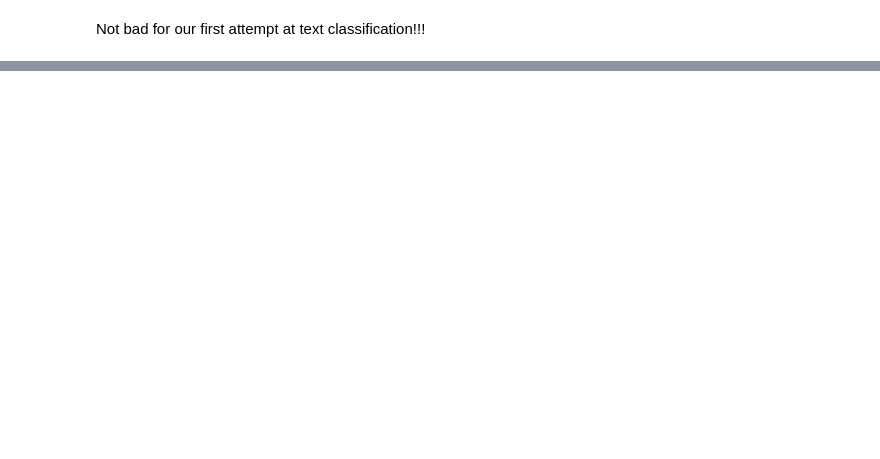
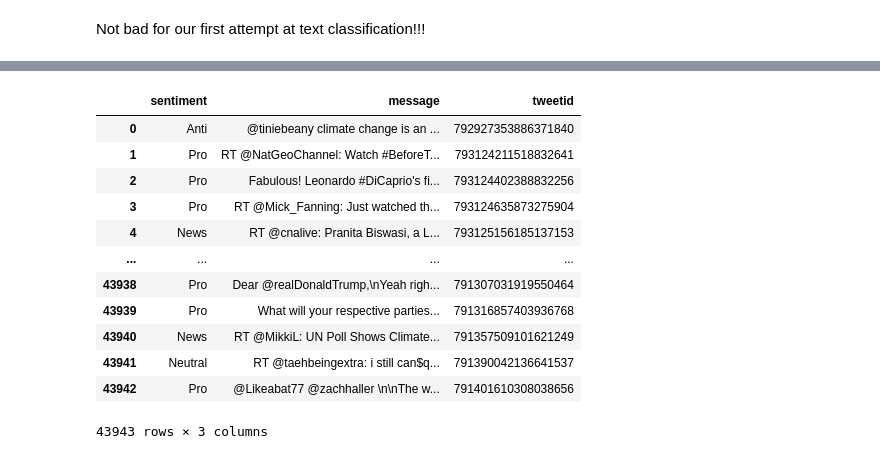
Before and after one commit to ueche/ml-class, a Jupyter notebook: labs/Ulysses_Echeverria_deepLearningNLP.ipynb, the cells around one changed output, grey strips where cells are left out. Saved outputs shown, nothing was run; the diff lists cells and outputs as text; code cells hidden in the pictures; blank space fills up the shorter version.

```diff
--- a/labs/Ulysses_Echeverria_deepLearningNLP.ipynb
+++ b/labs/Ulysses_Echeverria_deepLearningNLP.ipynb
@@ -607,0 +625,21 @@ You will need:
+# %%
+# load the data
+import pandas as pd
+import numpy as np
+url = 'https://raw.githubusercontent.com/zacharski/ml-class/master/data/climateSentiment.csv.zip'
+data = pd.read_csv(url, compression= 'zip')
+data
+# %% [output]
+|  | sentiment | message | tweetid |
+| 0 | Anti | @tiniebeany climate change is an ... | 792927353886371840 |
+| 1 | Pro | RT @NatGeoChannel: Watch #BeforeT... | 793124211518832641 |
+| 2 | Pro | Fabulous! Leonardo #DiCaprio's fi... | 793124402388832256 |
+| 3 | Pro | RT @Mick_Fanning: Just watched th... | 793124635873275904 |
+| 4 | News | RT @cnalive: Pranita Biswasi, a L... | 793125156185137153 |
+| ... | ... | ... | ... |
+| 43938 | Pro | Dear @realDonaldTrump,\nYeah righ... | 791307031919550464 |
+| 43939 | Pro | What will your respective parties... | 791316857403936768 |
+| 43940 | News | RT @MikkiL: UN Poll Shows Climate... | 791357509101621249 |
+| 43941 | Neutral | RT @taehbeingextra: i still can$q... | 791390042136641537 |
+| 43942 | Pro | @Likeabat77 @zachhaller \n\nThe w... | 791401610308038656 |
+43943 rows × 3 columns
```
Also changed, not shown: parts of 24 cells of this notebook.
